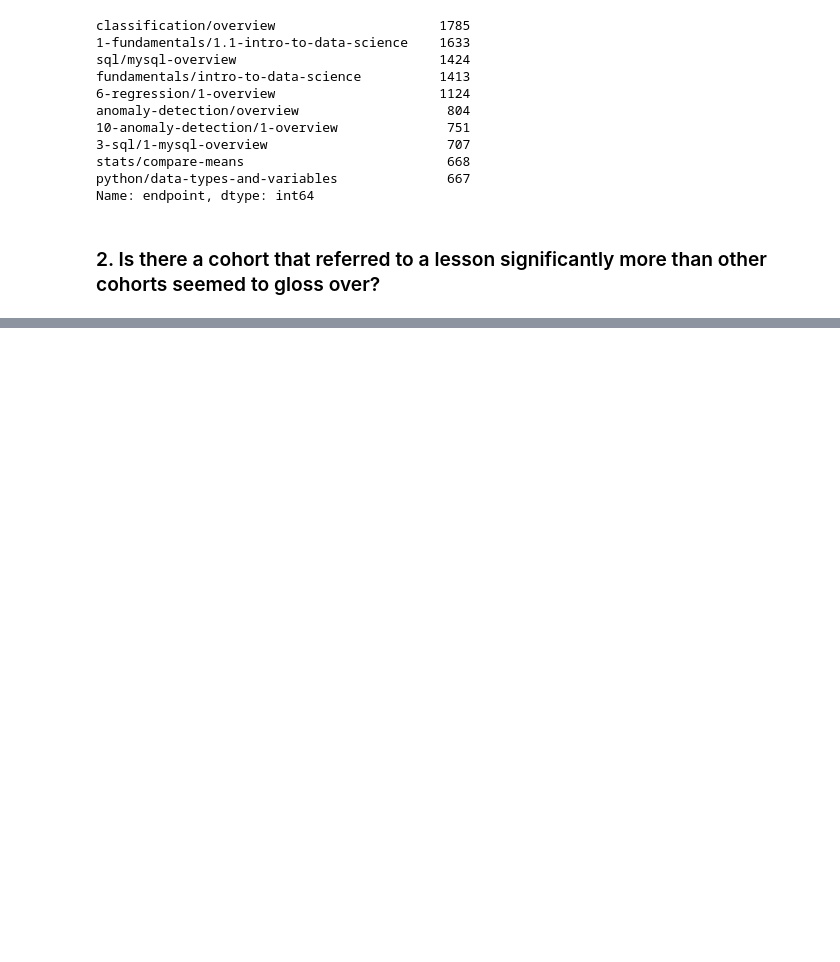
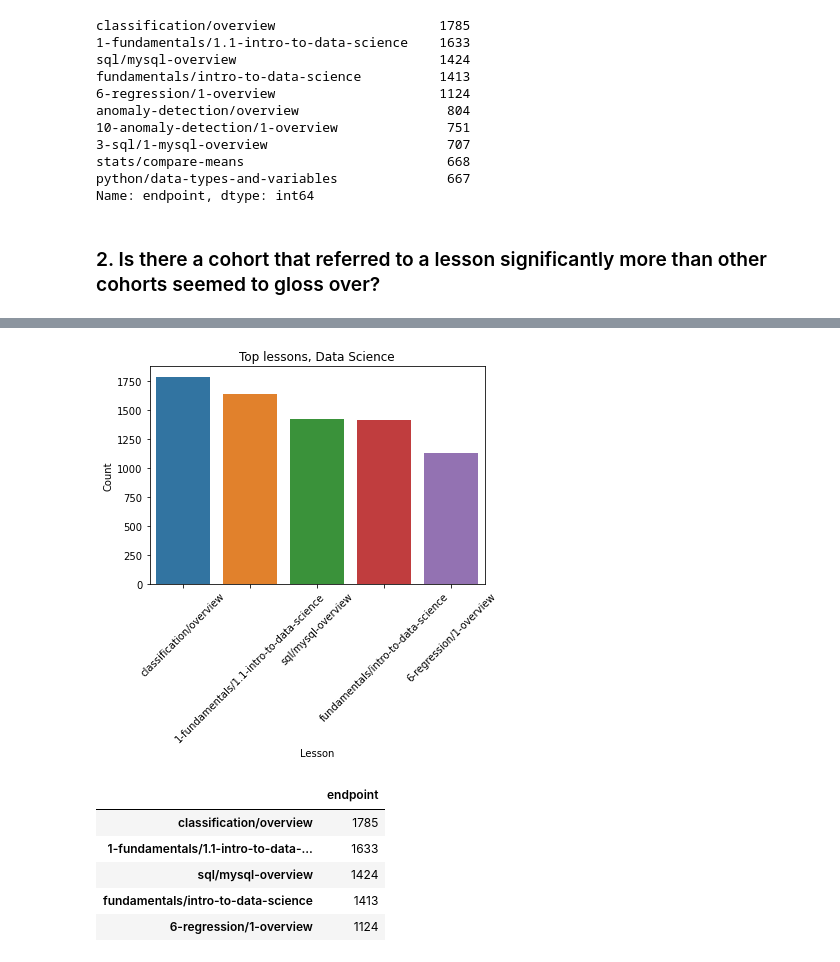
Before and after one commit to Codeup-Board-Advisory/board-slide-research, a Jupyter notebook: working_notebooks/bc_explore.ipynb, the cells around one changed output, grey strips where cells are left out. Saved outputs shown, nothing was run; the diff lists cells and outputs as text; code cells hidden in the pictures; blank space fills up the shorter version.

```diff
--- a/working_notebooks/bc_explore.ipynb
+++ b/working_notebooks/bc_explore.ipynb
@@ -271,0 +277,20 @@ TypeError: Neither the `x` nor `y` variable appears to be numeric.
+# %%
+# Top lessons for PHP Web Dev
+top_lessons = pd.DataFrame(temp[temp.program == 'data_science'].endpoint.value_counts().head(5))
+plt.figure(figsize=(6, 4))
+sns.barplot(data=top_lessons,
+y="endpoint", x=top_lessons.index)#, hue='cohort_name')
+plt.title('Top lessons, Data Science')
+plt.xlabel('Lesson')
+plt.ylabel('Count')
+plt.xticks(rotation=45)
+plt.show()
+top_lessons
+# %% [output]
+[figure, added]
+|  | endpoint |
+| classification/overview | 1785 |
+| 1-fundamentals/1.1-intro-to-data-... | 1633 |
+| sql/mysql-overview | 1424 |
+| fundamentals/intro-to-data-science | 1413 |
+| 6-regression/1-overview | 1124 |
```
Also changed, not shown: parts of 7 cells of this notebook.
